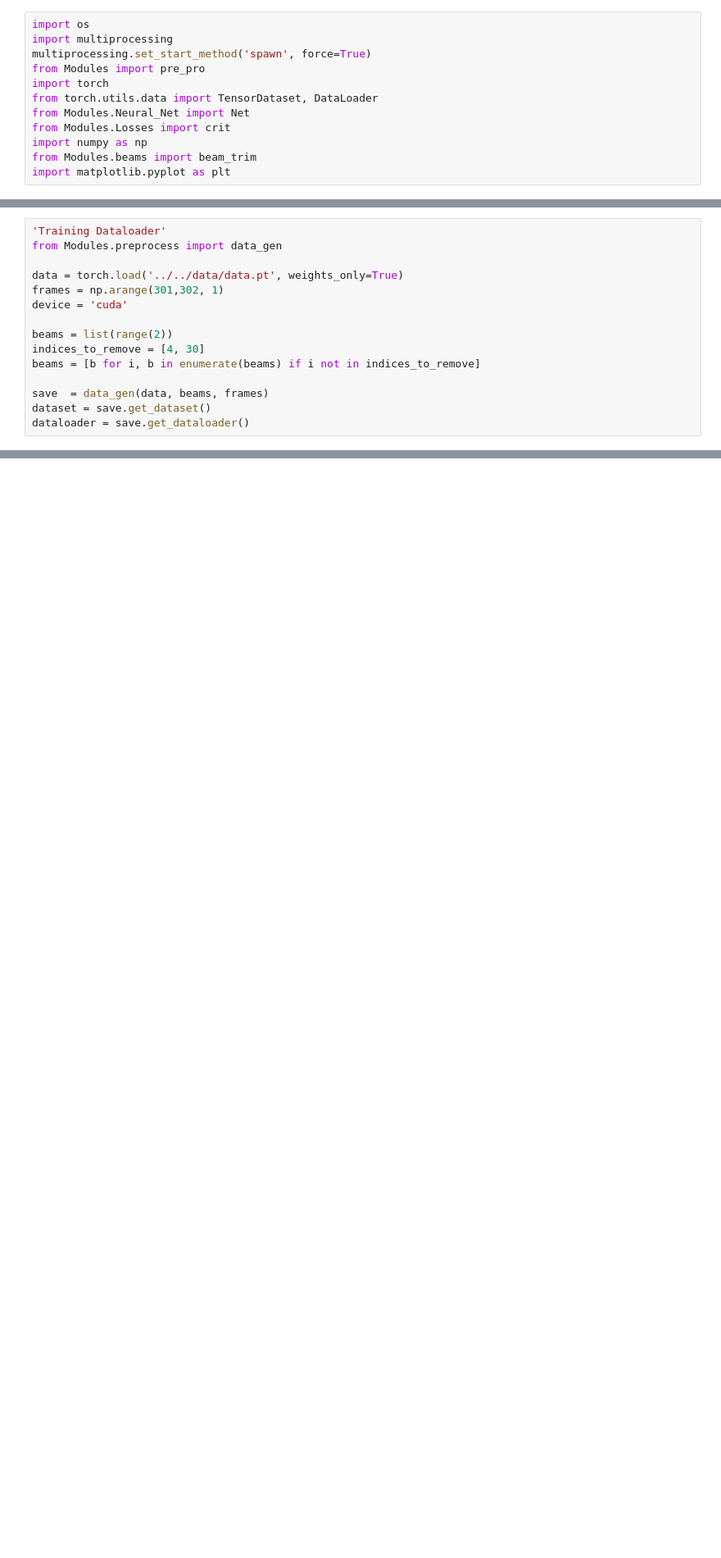
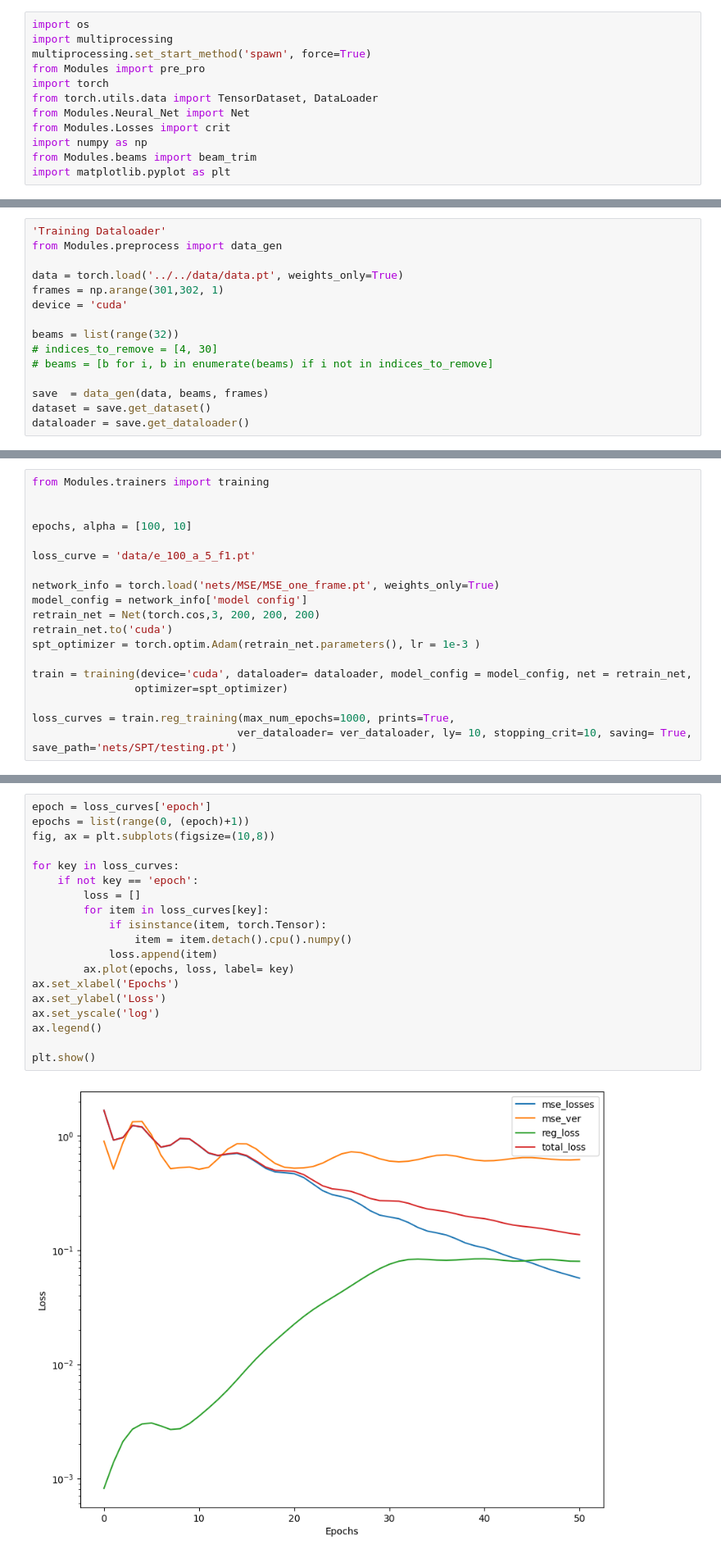
Before and after one commit to davebobculver/siren-sea-surface-code, a Jupyter notebook: debugging.ipynb, the cells around one changed output, grey strips where cells are left out. Shown at 82% size. Cells and saved outputs as stored; diff of their text form; blank space fills up the shorter version.

```diff
--- a/debugging.ipynb
+++ b/debugging.ipynb
@@ -392,9 +373,9 @@ data = torch.load('../../data/data.pt', weights_only=True)
 frames = np.arange(301,302, 1)
 device = 'cuda'
 
-beams = list(range(2))
-indices_to_remove = [4, 30]
-beams = [b for i, b in enumerate(beams) if i not in indices_to_remove]
+beams = list(range(32))
+# indices_to_remove = [4, 30]
+# beams = [b for i, b in enumerate(beams) if i not in indices_to_remove]
 
 save  = data_gen(data, beams, frames)
 dataset = save.get_dataset()
@@ -444,0 +396,19 @@ torch.save(losses, loss_curve)
+# %%
+from Modules.trainers import training
+
+
+epochs, alpha = [100, 10]
+
+loss_curve = 'data/e_100_a_5_f1.pt'
+
+network_info = torch.load('nets/MSE/MSE_one_frame.pt', weights_only=True)
+model_config = network_info['model config']
+retrain_net = Net(torch.cos,3, 200, 200, 200)
+retrain_net.to('cuda')
+spt_optimizer = torch.optim.Adam(retrain_net.parameters(), lr = 1e-3 )
+
+train = training(device='cuda', dataloader= dataloader, model_config = model_config, net = retrain_net,
+                optimizer=spt_optimizer)
+
+loss_curves = train.reg_training(max_num_epochs=1000, prints=True,
+                                ver_dataloader= ver_dataloader, ly= 10, stopping_crit=10, saving= True, save_path='nets/SPT/testing.pt')
@@ -444,0 +433,21 @@ torch.save(losses, loss_curve)
+# %%
+epoch = loss_curves['epoch']
+epochs = list(range(0, (epoch)+1))
+fig, ax = plt.subplots(figsize=(10,8))
+
+for key in loss_curves:
+    if not key == 'epoch':
+        loss = []
+        for item in loss_curves[key]:
+            if isinstance(item, torch.Tensor):
+                item = item.detach().cpu().numpy()
+            loss.append(item)
+        ax.plot(epochs, loss, label= key)
+ax.set_xlabel('Epochs')
+ax.set_ylabel('Loss')
+ax.set_yscale('log')
+ax.legend()
+
+plt.show()
+# %% [output]
+[figure, added]
```
Also changed, not shown: parts of 9 cells of this notebook, 10 other files.
